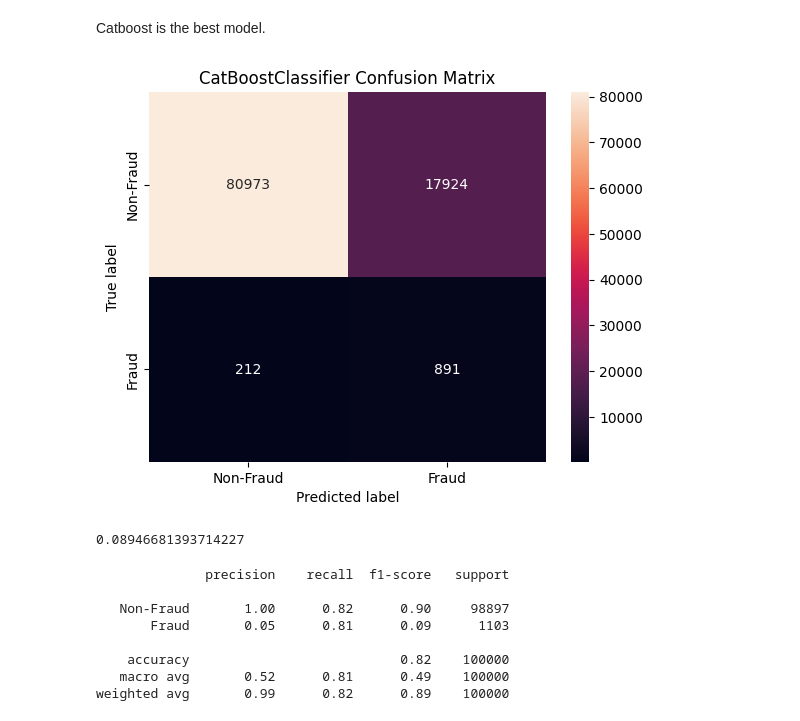
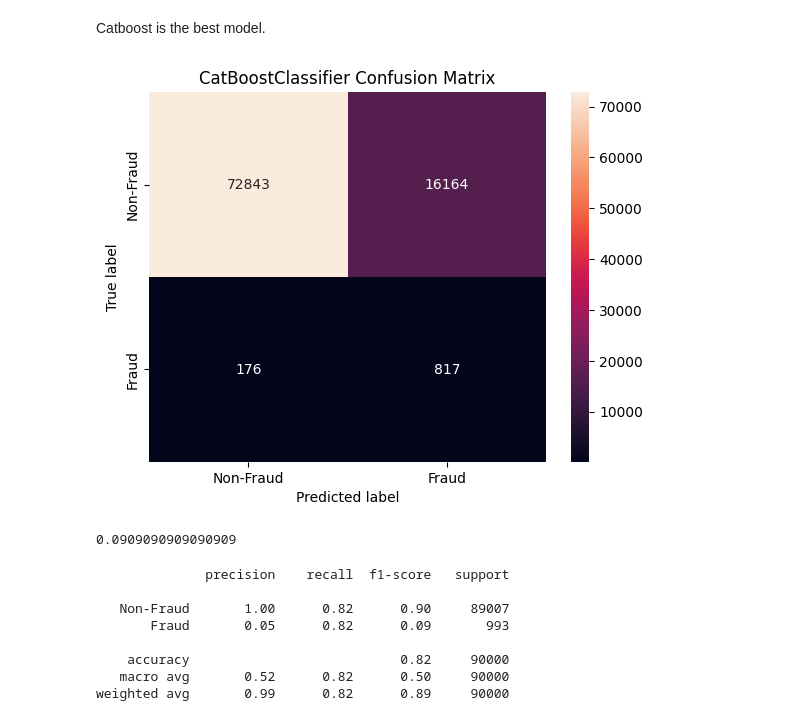
Before and after one commit to salihboraguder/BankFraudDetection, a Jupyter notebook: TermProject.ipynb, the cells around one changed output. Saved outputs shown, nothing was run; the diff lists cells and outputs as text; code cells hidden in the pictures.

Commit message:
Use validation NOT TEST

```diff
--- a/TermProject.ipynb
+++ b/TermProject.ipynb
@@ -53,3 +53,7 @@ y= df[TARGET]
 from sklearn.model_selection import train_test_split
 # %%
 X_train , X_test, y_train, y_test = train_test_split(X,y,test_size=0.1,stratify=y,random_state=42)
+X_train, X_val, y_train, y_val = train_test_split(X_train,y_train, test_size=0.1,stratify=y_train)
+print(f"Shape of X_train: {X_train.shape}")
+print(f"Shape of X_val: {X_val.shape}")
+print(f"Shape of X_test: {X_test.shape}")
@@ -154,6 +162,7 @@ def preprocess(df):
     return transformed_df
 # %%
 transformed_X_train = preprocess(X_train)
+transformed_X_val = preprocess(X_val)
 transformed_X_test = preprocess(X_test)
 # %%
 num_cols = transformed_X_train.select_dtypes(include=np.number).columns
@@ -166,7 +175,7 @@ ct = ColumnTransformer(
 )
 # %%
 transformed_X_train = ct.fit_transform(transformed_X_train)
-transformed_X_test = ct.transform(transformed_X_test)
+transformed_X_val = ct.transform(transformed_X_val)
 # %%
 from imblearn.under_sampling import RandomUnderSampler
 # %%
@@ -182,7 +191,7 @@ from catboost import CatBoostClassifier
 models = {"Decision Tree": DecisionTreeClassifier(random_state=42),
           "RandomForest": RandomForestClassifier(random_state=42),
           "XGBoostClassifier": xgb.XGBClassifier(),
-          "CatBoostClassifier": CatBoostClassifier(random_state=42)}
+          "CatBoostClassifier": CatBoostClassifier(random_state=42,silent=True)}
 
 scores = {}
 
@@ -190,9 +199,9 @@ for name,model in models.items():
 
 
     model.fit(X_undersmapled,y_undersampled)
-    preds = model.predict(transformed_X_test)
+    preds = model.predict(transformed_X_val)
 
-    f1score = f1_score(y_test,preds)
+    f1score = f1_score(y_val,preds)
 
     print(f"{name} f1 score: {f1score}")
 
@@ -218,18 +214,18 @@ CatBoostClassifier f1 score: 0.08946681393714227
 # %% [markdown]
 Catboost is the best model.
 # %%
-cm = confusion_matrix(y_test,models["CatBoostClassifier"].predict(transformed_X_test))
+cm = confusion_matrix(y_val,models["CatBoostClassifier"].predict(transformed_X_val))
 labels = ["Non-Fraud","Fraud"]
 
 plt.title("CatBoostClassifier Confusion Matrix")
 sns.heatmap(cm, annot=True, fmt='d',xticklabels=labels,yticklabels=labels)
 plt.ylabel('True label')
 plt.xlabel('Predicted label')
 plt.show()
 # %% [output]
-[figure, old version]
+[figure, new version]
 # %%
 scores["CatBoostClassifier"]
 # %% [output]
-0.08946681393714227
+0.0909090909090909
 # %%
@@ -241,16 +237,16 @@ from sklearn.metrics import classification_report
 
 print(
     classification_report(
-    y_test, preds, target_names=["Non-Fraud", "Fraud"]
+    y_val, preds, target_names=["Non-Fraud", "Fraud"]
     )
 )
 # %% [output]
               precision    recall  f1-score   support
 
-   Non-Fraud       1.00      0.82      0.90     98897
-       Fraud       0.05      0.81      0.09      1103
+   Non-Fraud       1.00      0.82      0.90     89007
+       Fraud       0.05      0.82      0.09       993
 
-    accuracy                           0.82    100000
-   macro avg       0.52      0.81      0.49    100000
-weighted avg       0.99      0.82      0.89    100000
+    accuracy                           0.82     90000
+   macro avg       0.52      0.82      0.50     90000
+weighted avg       0.99      0.82      0.89     90000
 # %%
```
Also changed, not shown: parts of 13 cells of this notebook, 6 other files.
